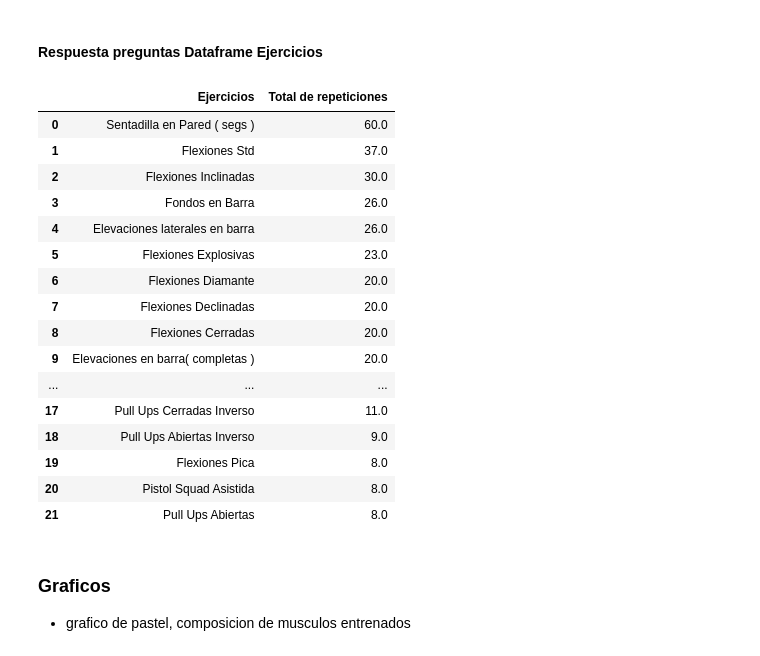
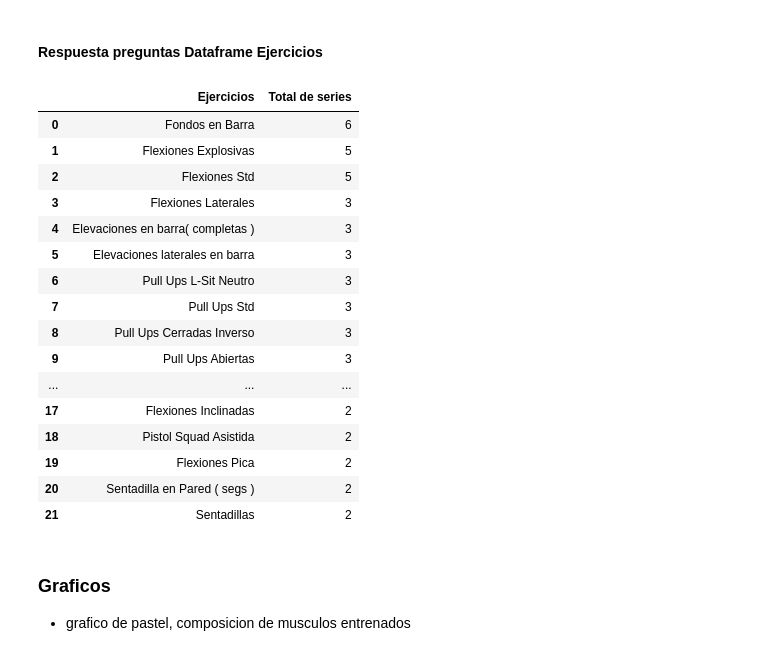
Before and after one commit to rdanbaro/DiamondAnalyzer-api, a Jupyter notebook: prueba_moduloDS.ipynb, the cells around one changed output. Saved outputs shown, nothing was run; the diff lists cells and outputs as text; code cells hidden in the pictures.

```diff
--- a/prueba_moduloDS.ipynb
+++ b/prueba_moduloDS.ipynb
@@ -392,54 +396,56 @@ series_por_ejercicio = (
     .rename(columns={'Fecha': 'Total de series'})
     .sort_values(by=['Total de series'], ascending=False)
     .reset_index(drop=True)
     )
 
 # Repeticiones
 repeticiones_por_ejercicio = (
-    df_ejercicios_processed.groupby(['Ejercicios'])
+    df_ejercicios_processed
+    .loc[:,['Ejercicios', 'Repeticiones']]
+    .groupby(['Ejercicios'])
     .sum()
     .reset_index()
-    .loc[:,['Ejercicios', 'Repeticiones']]
     .rename(columns={'Repeticiones': 'Total de repeticiones'})
     .sort_values(by=['Total de repeticiones'], ascending=False)
     .reset_index(drop=True)
     )
 
 repeticiones_por_ejercicio_por_dia = (
     df_ejercicios_processed.groupby(['Fecha', 'Ejercicios'])
     .sum()
     #.reset_index()
     #.loc[:,['Ejercicios', 'Fecha', 'Repeticiones']]
     #.rename(columns={'Repeticiones': 'Total de repeticiones'})
     #.sort_values(by=['Fecha'], ascending=True)
     #.reset_index(drop=True)
     )
 
 
 #series_por_dia
-series_por_ejercicio['Ejercicios'][0]
+series_por_ejercicio
 #df_ejercicios_processed
-repeticiones_por_ejercicio
+#repeticiones_por_ejercicio
 #repeticiones_por_ejercicio_por_dia
 #total_series
+#df_ejercicios_raw
 # %% [output]
-|  | Ejercicios | Total de repeticiones |
-| 0 | Sentadilla en Pared ( segs ) | 60.0 |
-| 1 | Flexiones Std | 37.0 |
-| 2 | Flexiones Inclinadas | 30.0 |
-| 3 | Fondos en Barra | 26.0 |
-| 4 | Elevaciones laterales en barra | 26.0 |
-| 5 | Flexiones Explosivas | 23.0 |
-| 6 | Flexiones Diamante | 20.0 |
-| 7 | Flexiones Declinadas | 20.0 |
-| 8 | Flexiones Cerradas | 20.0 |
-| 9 | Elevaciones en barra( completas ) | 20.0 |
+|  | Ejercicios | Total de series |
+| 0 | Fondos en Barra | 6 |
+| 1 | Flexiones Explosivas | 5 |
+| 2 | Flexiones Std | 5 |
+| 3 | Flexiones Laterales | 3 |
+| 4 | Elevaciones en barra( completas ) | 3 |
+| 5 | Elevaciones laterales en barra | 3 |
+| 6 | Pull Ups L-Sit Neutro | 3 |
+| 7 | Pull Ups Std | 3 |
+| 8 | Pull Ups Cerradas Inverso | 3 |
+| 9 | Pull Ups Abiertas | 3 |
 | ... | ... | ... |
-| 17 | Pull Ups Cerradas Inverso | 11.0 |
-| 18 | Pull Ups Abiertas Inverso | 9.0 |
-| 19 | Flexiones Pica | 8.0 |
-| 20 | Pistol Squad Asistida | 8.0 |
-| 21 | Pull Ups Abiertas | 8.0 |
+| 17 | Flexiones Inclinadas | 2 |
+| 18 | Pistol Squad Asistida | 2 |
+| 19 | Flexiones Pica | 2 |
+| 20 | Sentadilla en Pared ( segs ) | 2 |
+| 21 | Sentadillas | 2 |
 # %% [markdown]
 ### Graficos
 - grafico de pastel, composicion de musculos entrenados
```
Also changed, not shown: parts of 3 cells of this notebook, 2 other files.
